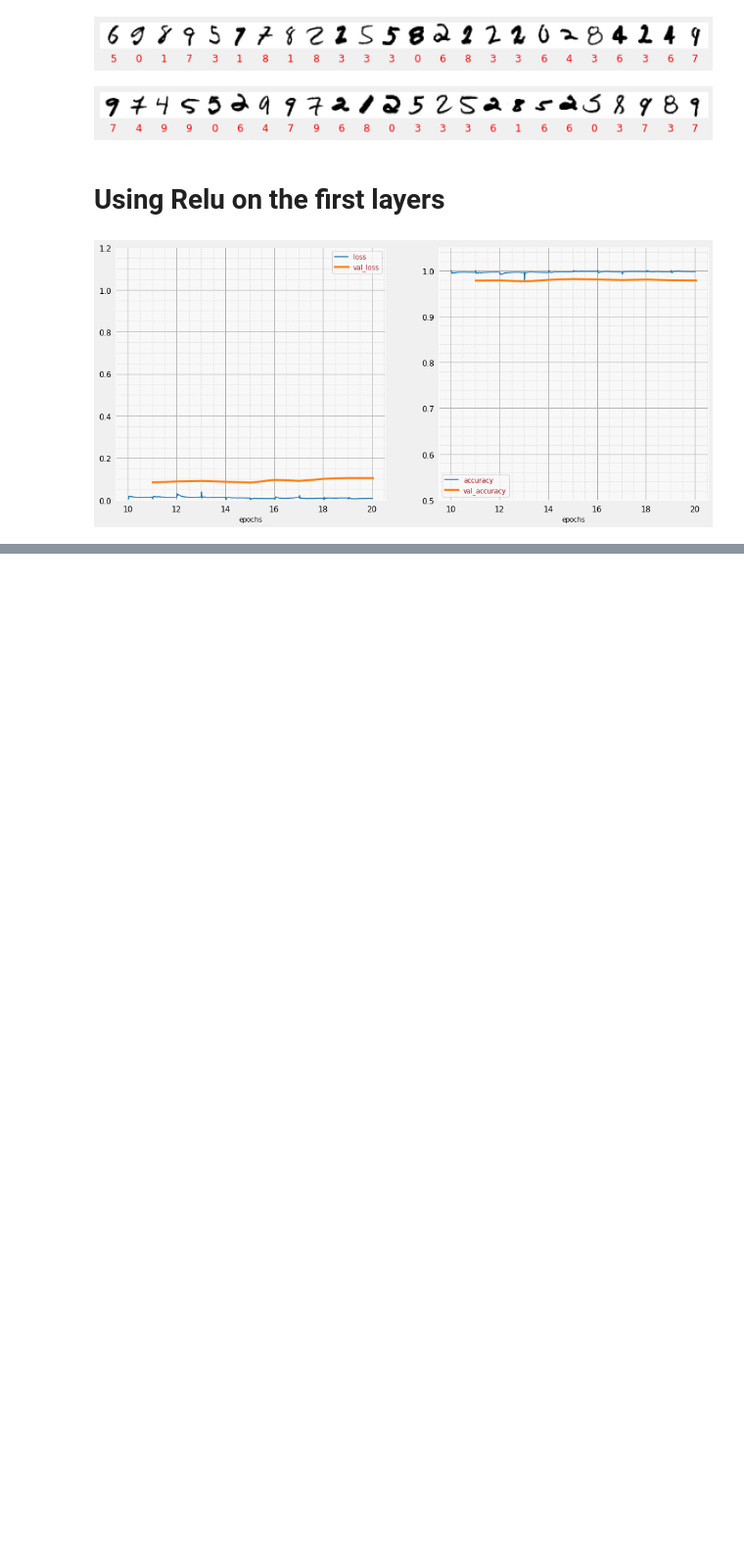
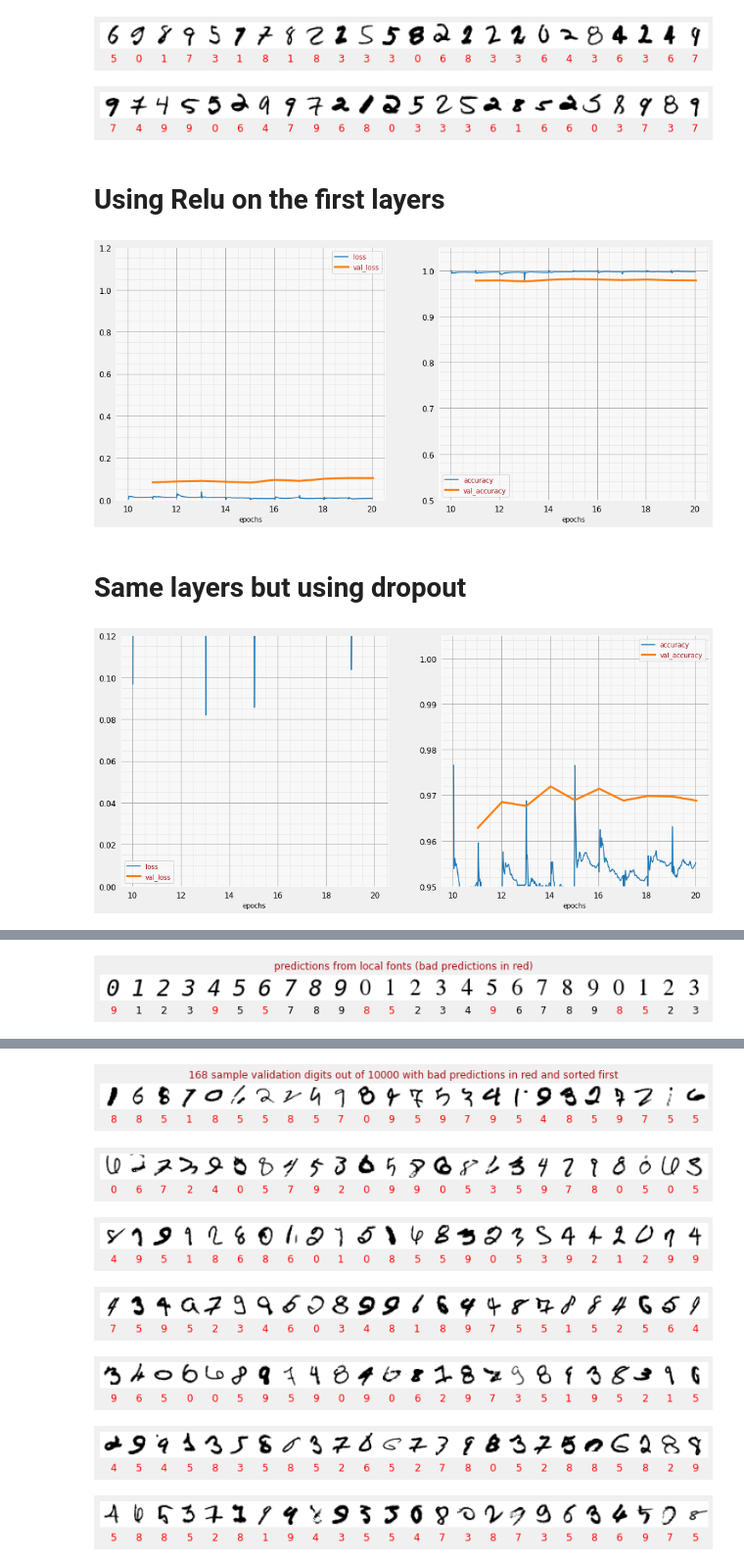
Before and after one commit to hatchdavid1/tensorflow_notes_tests, a Jupyter notebook: NN_TKDLwoPhD.ipynb, the cells around one changed output, grey strips where cells are left out. Shown at 98% size. Cells and saved outputs as stored; diff of their text form; code cells hidden in the pictures; blank space fills up the shorter version.

```diff
--- a/NN_TKDLwoPhD.ipynb
+++ b/NN_TKDLwoPhD.ipynb
@@ -397,3 +397,67 @@ history = model.fit(training_dataset, steps_per_epoch=steps_per_epoch, epochs=EP
                     validation_steps =1, callbacks = [plot_training])
 # %% [output]
 [figure]
+# %% [markdown]
+# Same layers but using dropout
+# %%
+model = tf.keras.Sequential(
+  [
+      tf.keras.layers.Input(shape=(28*28,)),
+      tf.keras.layers.Dense(200, activation='relu'),
+      tf.keras.layers.Dropout(0.25),
+      tf.keras.layers.Dense(100, activation='relu'),
+      tf.keras.layers.Dropout(0.25),
+      tf.keras.layers.Dense(60, activation='relu'),
+      tf.keras.layers.Dropout(0.25),
+      tf.keras.layers.Dense(10, activation='softmax')
+  ])
+
+model.compile(optimizer=tf.keras.optimizers.Adam(lr=0.01),
+              loss='categorical_crossentropy',
+              metrics=['accuracy'])
+
+# print model layers
+model.summary()
+
+# utility callback that displays training curves
+plot_training = PlotTraining(sample_rate=10, zoom=10)
+
+###########---------------Learning Rate Schedule-------------##################
+# lr decay function
+def lr_decay(epoch):
+  return 0.01 * math.pow(0.6, epoch)
+
+# lr schedule callback
+lr_decay_callback = tf.keras.callbacks.LearningRateScheduler(lr_decay, verbose=True)
+
+# important to see what you are doing
+plot_learning_rate(lr_decay, EPOCHS)
+
+############---------------Train and validate ----------------#################
+steps_per_epoch = 60000 / BATCH_SIZE # 60,000 items in this dataset
+print('Steps per epoch: \n', steps_per_epoch)
+
+history = model.fit(training_dataset, steps_per_epoch=steps_per_epoch, epochs=EPOCHS, validation_data=validation_dataset,
+                    validation_steps =1, callbacks = [plot_training])
+
+
+############---------------Train and validate ----------------#################
+steps_per_epoch = 60000 / BATCH_SIZE # 60,000 items in this dataset
+print('Steps per epoch: \n', steps_per_epoch)
+
+history = model.fit(training_dataset, steps_per_epoch=steps_per_epoch, epochs=EPOCHS, validation_data=validation_dataset,
+                    validation_steps =1, callbacks = [plot_training])
+
+
+############--------------Visualize predictions-----------##################
+# recognize digits from local fonts
+probabilities = model.predict(font_digits, steps=1)
+predicted_labels = np.argmax(probabilities, axis=1)
+display_digits(font_digits, predicted_labels, font_labels, "predictions from local fonts (bad predictions in red)", N)
+
+# recognize validation digits
+probabilities = model.predict(validation_digits, steps=1)
+predicted_labels = np.argmax(probabilities, axis=1)
+display_top_unrecognized(validation_digits, predicted_labels, validation_labels, N, 7)
+# %% [output]
+[figure, added]
@@ -399,0 +465 @@ history = model.fit(training_dataset, steps_per_epoch=steps_per_epoch, epochs=EP
+[figure, added]
@@ -399,0 +467,7 @@ history = model.fit(training_dataset, steps_per_epoch=steps_per_epoch, epochs=EP
+[figure, added]
+[figure, added]
+[figure, added]
+[figure, added]
+[figure, added]
+[figure, added]
+[figure, added]
```
Also changed, not shown: parts of 1 cell of this notebook.
